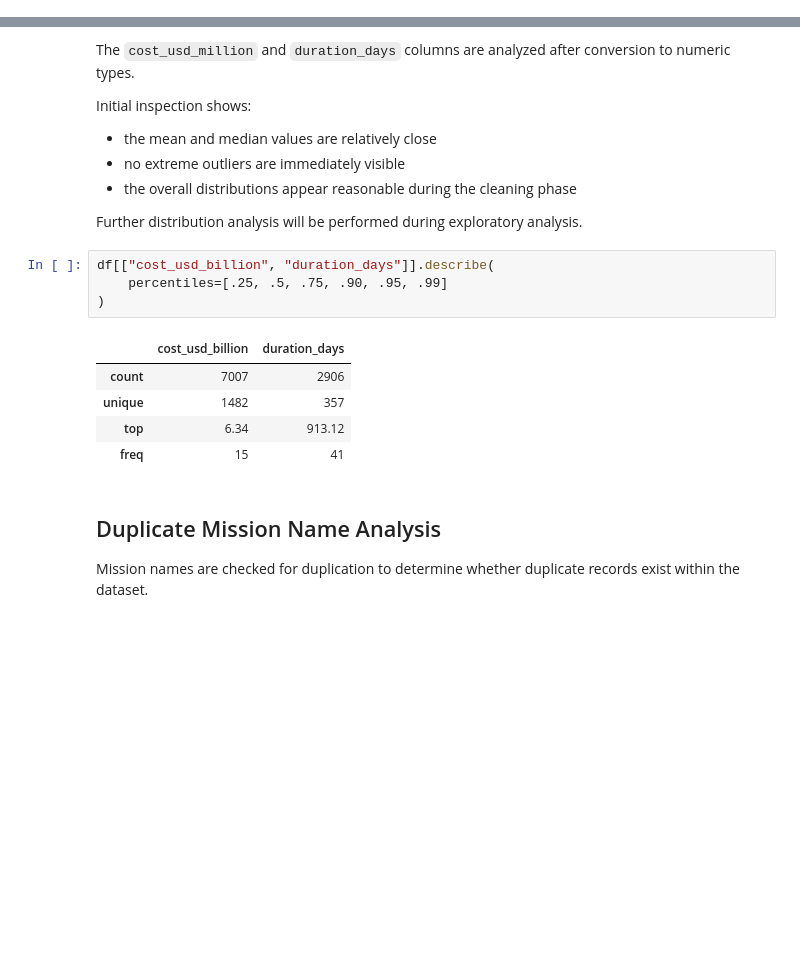
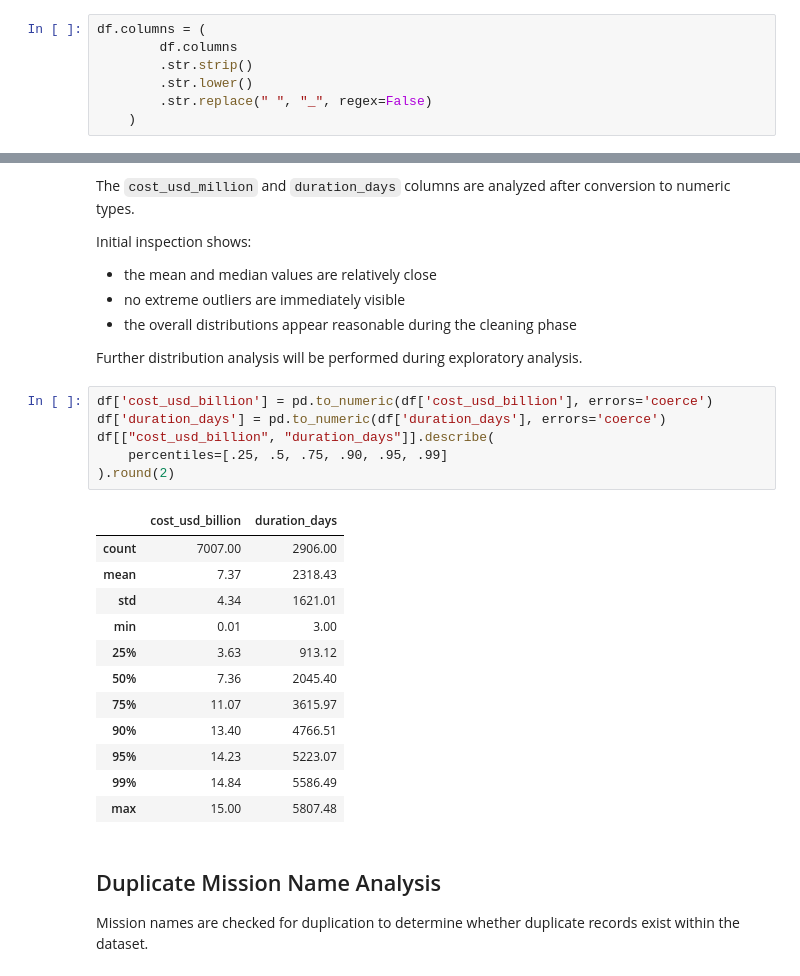
Before and after one commit to ahmedmohi0/Space_mission_analysis, a Jupyter notebook: notebooks/01_data_cleaning.ipynb, the cells around one changed output, grey strips where cells are left out. Cells and saved outputs as stored; diff of their text form; blank space fills up the shorter version.

```diff
--- a/notebooks/01_data_cleaning.ipynb
+++ b/notebooks/01_data_cleaning.ipynb
@@ -296,3 +342,10 @@ memory usage: 1.5+ MB
+# %%
+df.columns = (
+        df.columns
+        .str.strip()
+        .str.lower()
+        .str.replace(" ", "_", regex=False)
+    )
 # %% [markdown]
 ## Descriptive Statistics
 
@@ -333,15 +386,24 @@ Initial inspection shows:
 
 Further distribution analysis will be performed during exploratory analysis.
 # %%
+df['cost_usd_billion'] = pd.to_numeric(df['cost_usd_billion'], errors='coerce')
+df['duration_days'] = pd.to_numeric(df['duration_days'], errors='coerce')
 df[["cost_usd_billion", "duration_days"]].describe(
     percentiles=[.25, .5, .75, .90, .95, .99]
-)
+).round(2)
 # %% [output]
 |  | cost_usd_billion | duration_days |
-| count | 7007 | 2906 |
-| unique | 1482 | 357 |
-| top | 6.34 | 913.12 |
-| freq | 15 | 41 |
+| count | 7007.00 | 2906.00 |
+| mean | 7.37 | 2318.43 |
+| std | 4.34 | 1621.01 |
+| min | 0.01 | 3.00 |
+| 25% | 3.63 | 913.12 |
+| 50% | 7.36 | 2045.40 |
+| 75% | 11.07 | 3615.97 |
+| 90% | 13.40 | 4766.51 |
+| 95% | 14.23 | 5223.07 |
+| 99% | 14.84 | 5586.49 |
+| max | 15.00 | 5807.48 |
 # %% [markdown]
 ## Duplicate Mission Name Analysis
 
```
Also changed, not shown: parts of 16 cells of this notebook, 6 other files.
